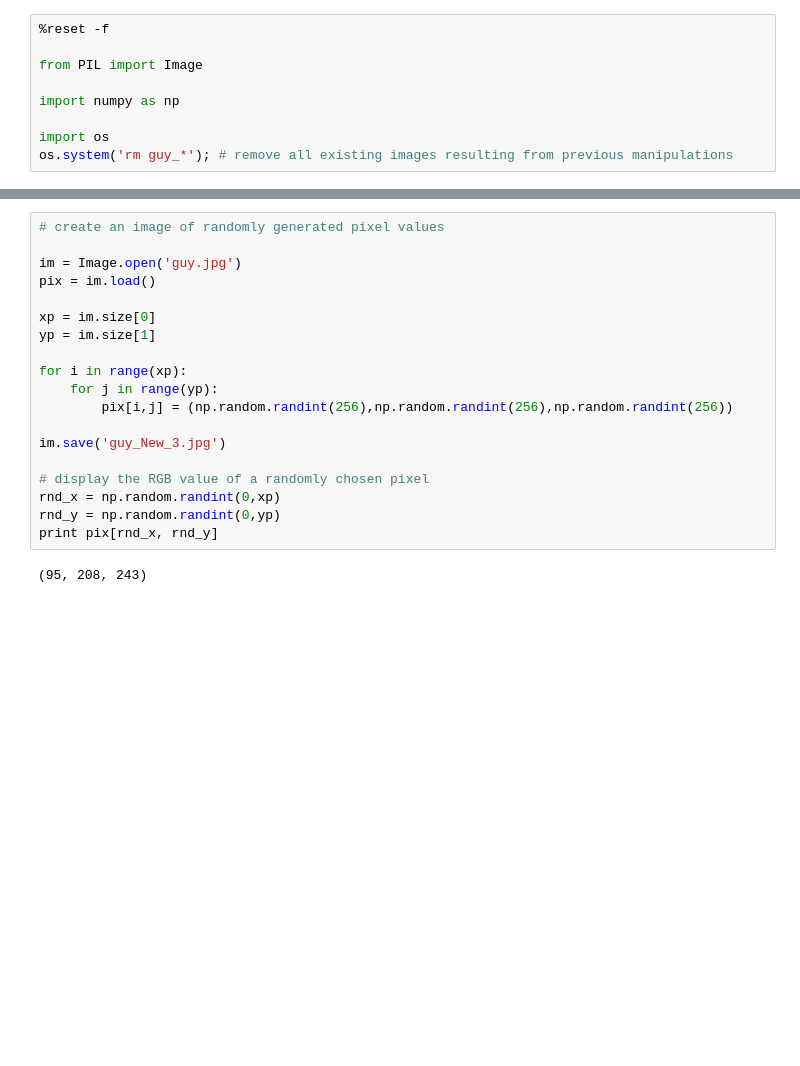
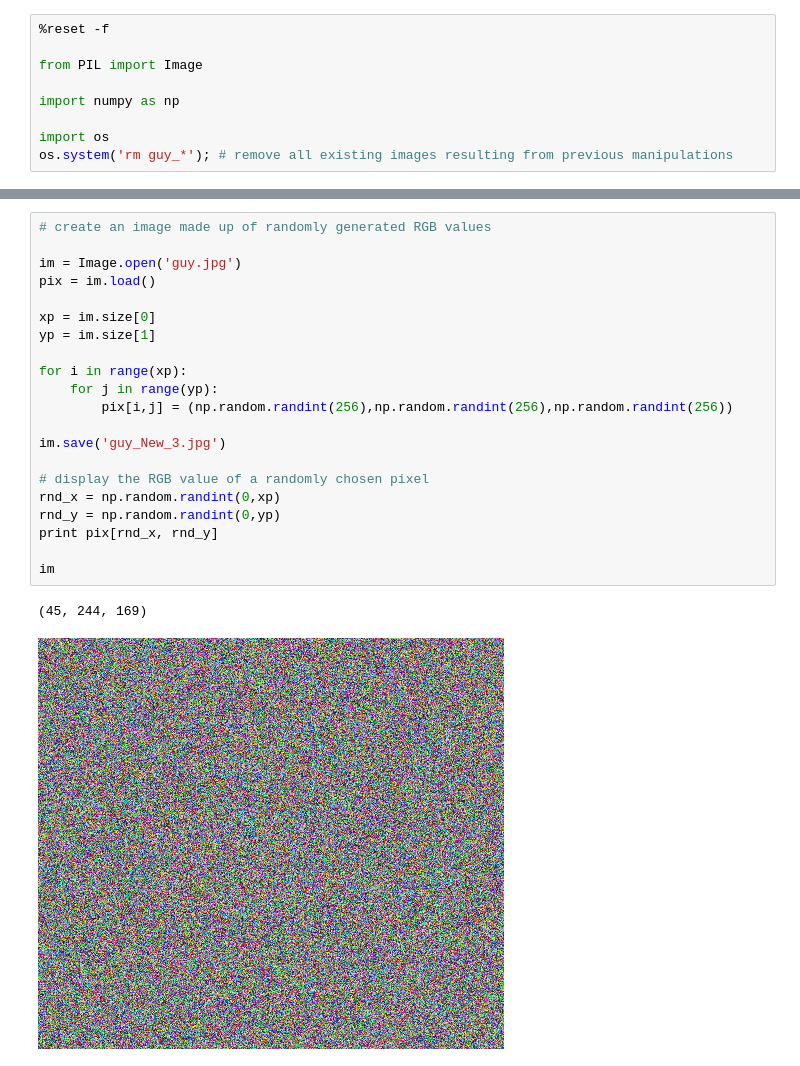
Before and after one commit to iven5880/Simple_Classification, a Jupyter notebook: Image_Manipulation/PIL/Image_Manipulation_PIL.ipynb, the cells around one changed output, grey strips where cells are left out. Drawn from its saved outputs; the diff is of its cells as text; blank space fills up the shorter version.

```diff
--- a/Image_Manipulation/PIL/Image_Manipulation_PIL.ipynb
+++ b/Image_Manipulation/PIL/Image_Manipulation_PIL.ipynb
@@ -81,21 +91,24 @@ print pix[rnd_x, rnd_y]
 # %%
-# create an image of randomly generated pixel values
+# create an image made up of randomly generated RGB values
 
 im = Image.open('guy.jpg')
 pix = im.load()
 
 xp = im.size[0]
 yp = im.size[1]
 
 for i in range(xp):
     for j in range(yp):
         pix[i,j] = (np.random.randint(256),np.random.randint(256),np.random.randint(256))
 
 im.save('guy_New_3.jpg')
 
 # display the RGB value of a randomly chosen pixel
 rnd_x = np.random.randint(0,xp)
 rnd_y = np.random.randint(0,yp)
 print pix[rnd_x, rnd_y]
+
+im
 # %% [output]
-(95, 208, 243)
+(45, 244, 169)
+[figure, added]
```
Also changed, not shown: parts of 4 cells of this notebook.
